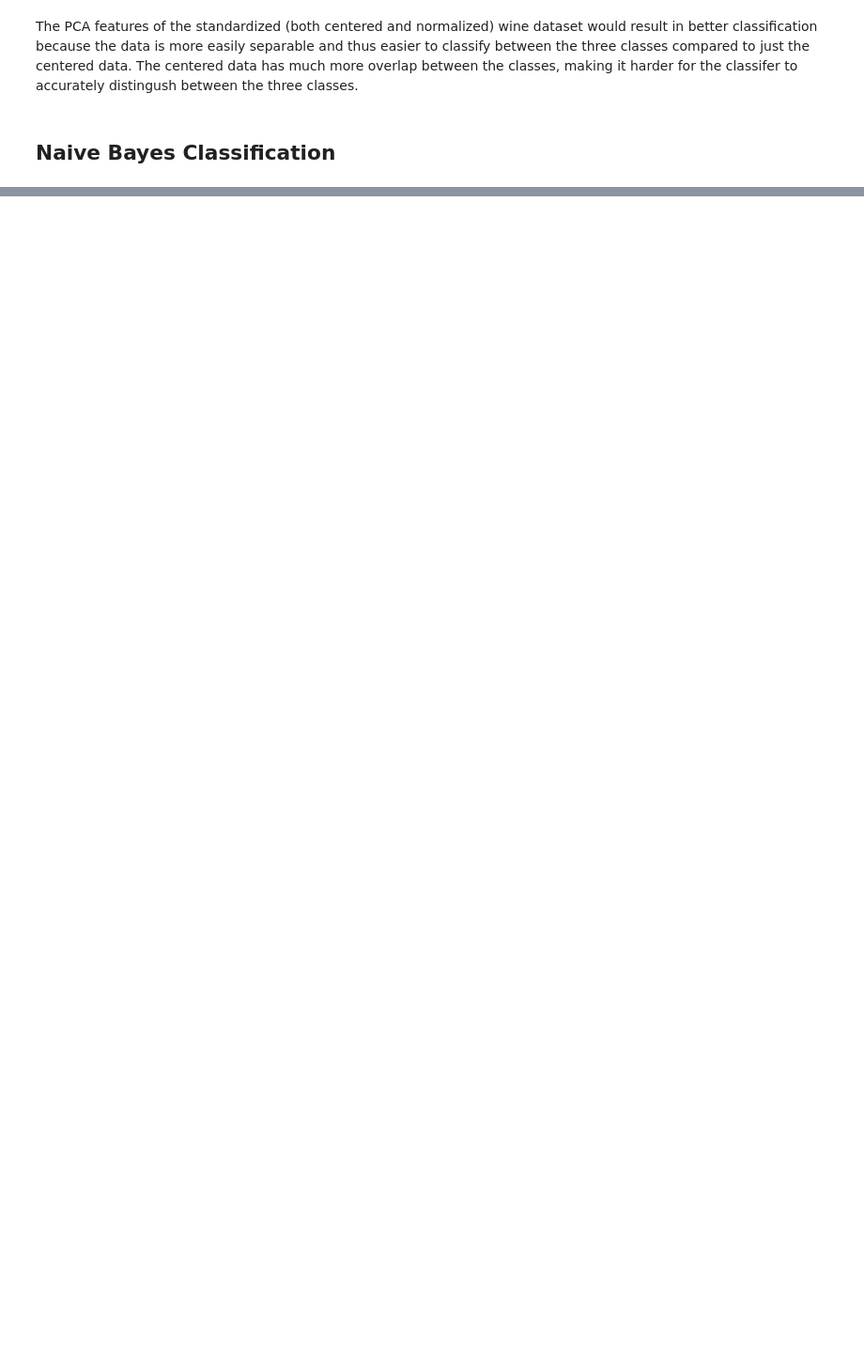
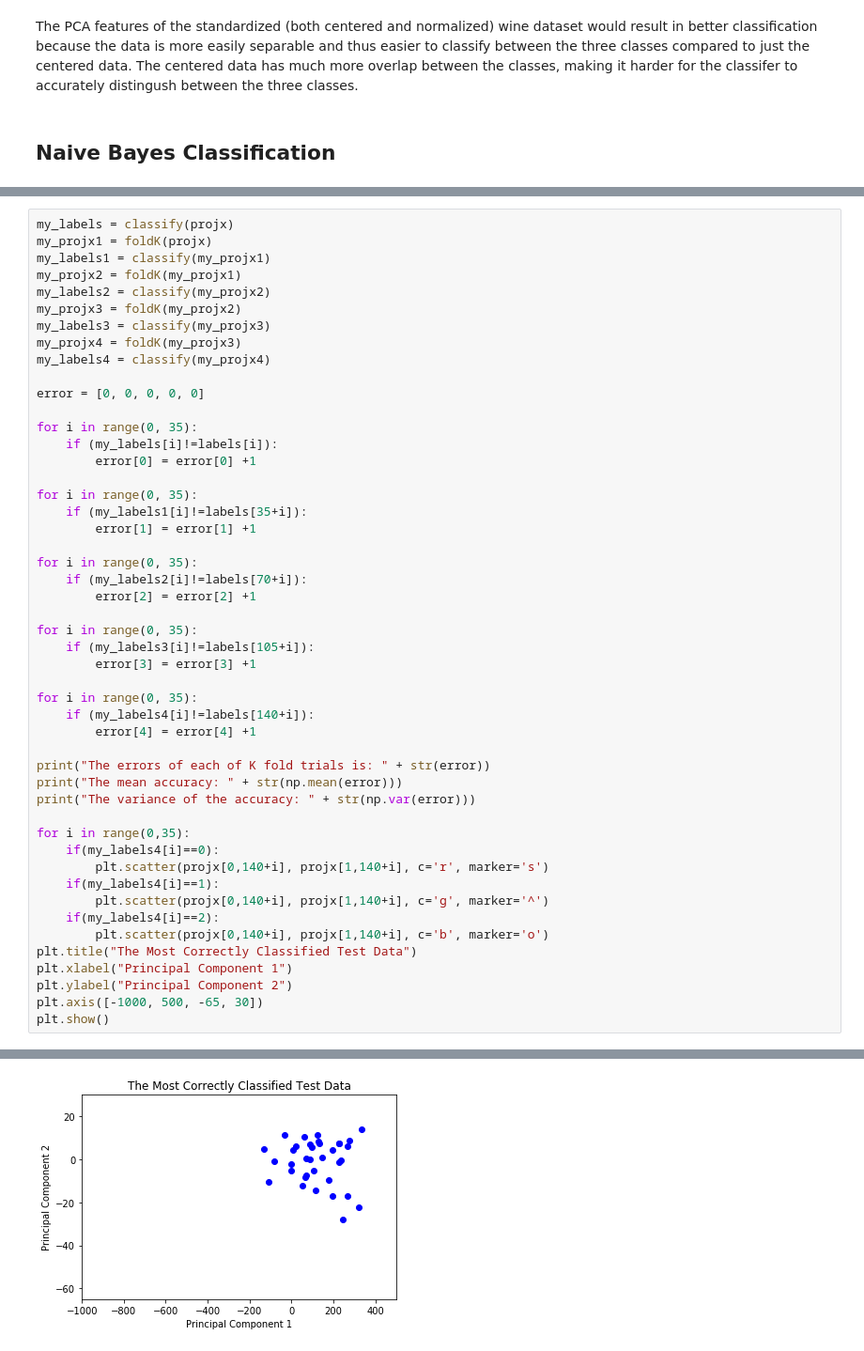
Before and after one commit to akshithaajayan/ML, a Jupyter notebook: Jupyter HW5.ipynb, the cells around one changed output, grey strips where cells are left out. Shown at 94% size. Drawn from its saved outputs; the diff is of its cells as text; blank space fills up the shorter version.

```diff
--- a/Jupyter HW5.ipynb
+++ b/Jupyter HW5.ipynb
@@ -162,0 +146,50 @@ plt.show()
+# %%
+my_labels = classify(projx)
+my_projx1 = foldK(projx)
+my_labels1 = classify(my_projx1)
+my_projx2 = foldK(my_projx1)
+my_labels2 = classify(my_projx2)
+my_projx3 = foldK(my_projx2)
+my_labels3 = classify(my_projx3)
+my_projx4 = foldK(my_projx3)
+my_labels4 = classify(my_projx4)
+
+error = [0, 0, 0, 0, 0]
+
+for i in range(0, 35):
+    if (my_labels[i]!=labels[i]):
+        error[0] = error[0] +1
+
+for i in range(0, 35):
+    if (my_labels1[i]!=labels[35+i]):
+        error[1] = error[1] +1
+
+for i in range(0, 35):
+    if (my_labels2[i]!=labels[70+i]):
+        error[2] = error[2] +1
+
+for i in range(0, 35):
+    if (my_labels3[i]!=labels[105+i]):
+        error[3] = error[3] +1
+
+for i in range(0, 35):
+    if (my_labels4[i]!=labels[140+i]):
+        error[4] = error[4] +1
+
+print("The errors of each of K fold trials is: " + str(error))
+print("The mean accuracy: " + str(np.mean(error)))
+print("The variance of the accuracy: " + str(np.var(error)))
+
+for i in range(0,35):
+    if(my_labels4[i]==0):
+        plt.scatter(projx[0,140+i], projx[1,140+i], c='r', marker='s')
+    if(my_labels4[i]==1):
+        plt.scatter(projx[0,140+i], projx[1,140+i], c='g', marker='^')
+    if(my_labels4[i]==2):
+        plt.scatter(projx[0,140+i], projx[1,140+i], c='b', marker='o')
+plt.title("The Most Correctly Classified Test Data")
+plt.xlabel("Principal Component 1")
+plt.ylabel("Principal Component 2")
+plt.axis([-1000, 500, -65, 30])
+plt.show()
+# %% [output]
@@ -162,0 +199 @@ plt.show()
+[figure, added]
```
Also changed, not shown: parts of 13 cells of this notebook.
